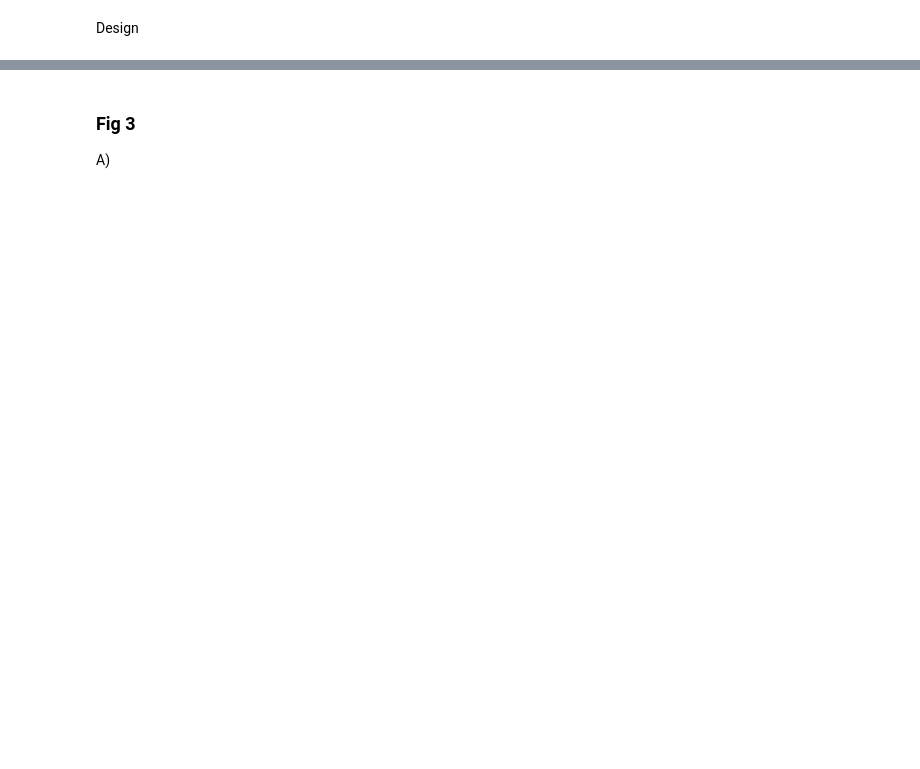
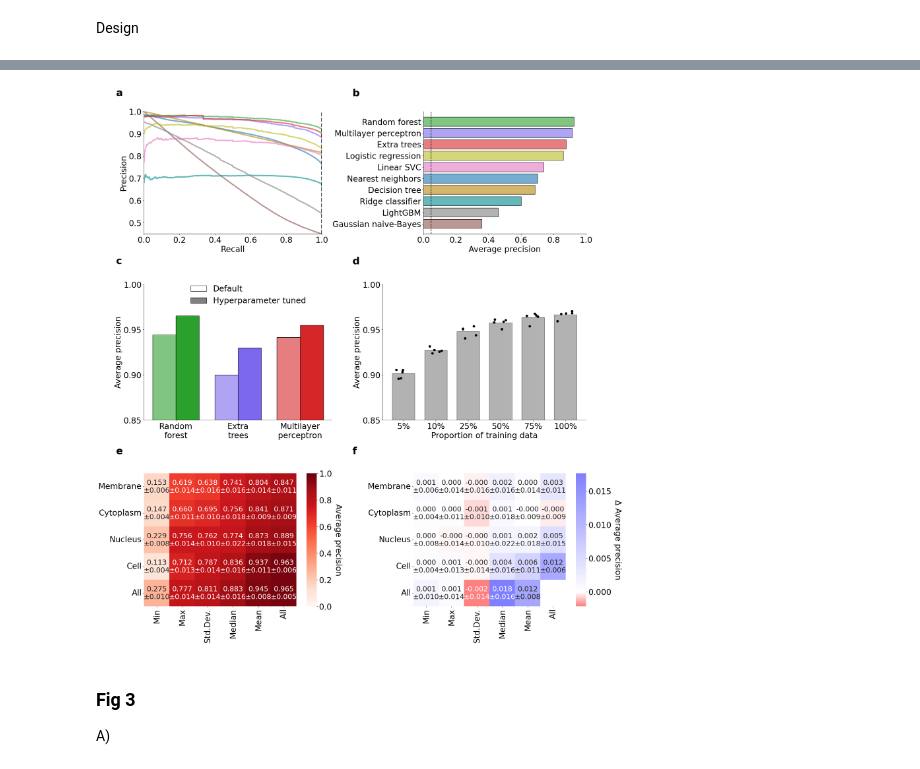
Before and after one commit to ronglulab/QuantCell, a Jupyter notebook: paper_code/paper_figures_formatted.ipynb, the cells around one changed output, grey strips where cells are left out. Cells and saved outputs as stored; diff of their text form; code cells hidden in the pictures; blank space fills up the shorter version.

Commit message:
updates to path + PCA analysis

```diff
--- a/paper_code/paper_figures_formatted.ipynb
+++ b/paper_code/paper_figures_formatted.ipynb
@@ -234,7 +259,7 @@ C)
 # %%
 results = joblib.load(f'{project_path}/model_selection/top3models_results.joblib')
 
-order = ['RandomForestClassifier', 'MLPClassifier', 'ExtraTreesClassifier']
+order = ['RandomForestClassifier', 'ExtraTreesClassifier', 'MLPClassifier']
 
 standard_aps={}
 optimized_aps={}
@@ -263,0 +304,6 @@ optimized_aps = [optimized_aps[name] for name in order]
+# %%
+train_size_data = joblib.load(f'{project_path}/model_selection/train_size_results_5fold.joblib')
+
+train_sizes = [0.05, 0.1, 0.25, 0.5, 0.75, 1.0]
+
+average_precisions = [np.mean(train_size_data[size]) for size in train_sizes]
@@ -346,12 +397,13 @@ color_dict = {
     'Decision Tree': 'darkgoldenrod',
     'Gaussian Naive-Bayes': '#8c564b',
     'Ridge Classifier': 'darkcyan',
-    "Linear SVC": '#e377c2'
+    "Linear SVC": '#e377c2',
+    'LightGBM': '#7f7f7f',
+    'Logistic Regression': '#bcbd22',
 }
 
 
-optimized_classifier_names = ['Random\nforest', 'Multilayer\nperceptron', 'Extra trees']
-
+optimized_classifier_names = ['Random\nforest', 'Extra\ntrees', 'Multilayer\nperceptron']
 max_val=np.nanmax(excluded_df.values)
 min_val=np.nanmin(excluded_df.values)
 
@@ -374,27 +426,31 @@ colors[pivot:, 2] = 1
 
 custom_coolwarm_cmap = LinearSegmentedColormap.from_list('Custom_Coolwarm', colors)
 # %%
-fig = plt.figure(figsize=(17, 22))
+from matplotlib.patches import Patch
+
+fig = plt.figure(figsize=(21, 22))
 axd={}
-axd['A'] = fig.add_subplot(3, 3, 1)
-axd['B'] = fig.add_subplot(3, 3, 2)
-axd['C'] = fig.add_subplot(3, 3, 4)
-axd['D'] = fig.add_subplot(3, 3, 5)
-axd['X'] = fig.add_subplot(3, 3, 6)
-axd['E'] = fig.add_subplot(3, 3, 7)
-axd['Y'] = fig.add_subplot(3, 3, 8)
+axd['A'] = fig.add_subplot(3, 4, 1)
+axd['B'] = fig.add_subplot(3, 4, 3)
+axd['C'] = fig.add_subplot(3, 4, 5)
+axd['D'] = fig.add_subplot(3, 4, 7)
+axd['E'] = fig.add_subplot(3, 4, 9)
+axd['X'] = fig.add_subplot(3, 4, 10)
+axd['F'] = fig.add_subplot(3, 4, 11)
+axd['Y'] = fig.add_subplot(3, 4, 12)
 
 
-axd['A'].set_position([0.05, 0.75, 0.3, 0.23])
+axd['A'].set_position([0.05, 0.75, 0.35, 0.23])
 axd['B'].set_position([0.6, 0.75, 0.32, 0.23])
 
-axd['C'].set_position([0.05, 0.4, 0.37, 0.285])
-axd['D'].set_position([0.52, 0.4, 0.4, 0.285])
-axd['X'].set_position([0.94, 0.4, 0.02, 0.285])
+axd['C'].set_position([0.05, 0.4, 0.37, 0.255])
+axd['D'].set_position([0.52, 0.4, 0.4, 0.255])
 
-axd['E'].set_position([0.05, 0.05, 0.4, 0.285])
-axd['Y'].set_position([0.47, 0.05, 0.02, 0.285])
+axd['E'].set_position([0.05, 0.05, 0.3, 0.25])
+axd['X'].set_position([0.37, 0.05, 0.02, 0.25])
 
+axd['F'].set_position([0.58, 0.05, 0.3, 0.25])
+axd['Y'].set_position([0.9, 0.05, 0.02, 0.25])
 
 
 
@@ -430,6 +486,10 @@ def sentence_case(label_list):
     word_list = [x[0].upper() + x[1:] for x in word_list]
     if 'Linear svc' in word_list:
         word_list[word_list.index('Linear svc')] = 'Linear SVC'
+    if 'Lightgbm' in word_list:
+        word_list[word_list.index('Lightgbm')] = 'LightGBM'
+    if 'Gaussian naive-bayes' in word_list:
+        word_list[word_list.index('Gaussian naive-bayes')] = 'Gaussian naive-Bayes'
     return word_list
 
 axd['B'].set_xlabel('Average precision', fontsize=default_fontsize)
@@ -454,6 +514,23 @@ axd['C'].set_yticks([0.85, 0.9, 0.95, 1])
 axd['C'].set_ylim([0.85, 1])
 axd['C'].legend(handles=[circ1, circ2], fontsize=default_fontsize, edgecolor='white', bbox_to_anchor=[0.9, 1.05])
 
+
+
+axd['D'].bar(range(0, 6), average_precisions, width=0.7, color='gray', edgecolor='black', alpha=0.6)
+
+for i, size in enumerate(train_sizes):
+    axd['D'].scatter([i - (np.random.rand(5) - 0.5)/2], train_size_data[size], color='black', zorder=5, s=40)
+
+
+axd['D'].set_ylim([0.85, 1])
+axd['D'].set_yticks([0.85, 0.9, 0.95, 1])
+
+axd['D'].spines[['top', 'right']].set_visible(False)
+axd['D'].set_ylabel('Average precision')
+
+axd['D'].set_xticks(range(0, 6), [f'{size:.0%}' for size in train_sizes], fontsize=default_fontsize)
+axd['D'].set_xlabel('Proportion of training data', fontsize=default_fontsize)
+
 sns.heatmap(included_df.loc[location_order, stat_order],
             annot=included_text_df.loc[location_order, stat_order],
             fmt='',
@@ -461,12 +538,12 @@ sns.heatmap(included_df.loc[location_order, stat_order],
             vmax=1,
             cmap='Reds',
             annot_kws={"size": small_fontsize},
-            ax=axd['D'],
+            ax=axd['E'],
             cbar_ax=axd['X'])
 
-axd['D'].tick_params(labelsize=default_fontsize)
-axd['D'].set_xticks(axd['D'].get_xticks(), axd['D'].get_xticklabels(), rotation=90)
-axd['D'].set_yticks(axd['D'].get_yticks(), axd['D'].get_yticklabels(), rotation=0)
+axd['E'].tick_params(labelsize=default_fontsize)
+axd['E'].set_xticks(axd['E'].get_xticks(), axd['E'].get_xticklabels(), rotation=90)
+axd['E' ].set_yticks(axd['E'].get_yticks(), axd['E'].get_yticklabels(), rotation=0)
 axd['X'].set_ylabel('Average precision', rotation=270, fontsize=default_fontsize, labelpad=30)
 axd['X'].set_yticks([0, 0.2, 0.4, 0.6, 0.8, 1], ['0.0', '0.2', '0.4', '0.6', '0.8', '1.0'], fontsize=default_fontsize)
 
@@ -478,19 +555,21 @@ sns.heatmap(excluded_df.loc[location_order, stat_order],
             annot=excluded_text_df.loc[location_order, stat_order],
             fmt='',
             annot_kws={"size": small_fontsize},
-            ax=axd['E'],
+            ax=axd['F'],
             cbar_ax=axd['Y'],)
 
 
-axd['E'].tick_params(labelsize=default_fontsize)
-axd['E'].set_xticks(axd['E'].get_xticks(), axd['E'].get_xticklabels(),  rotation=90)
-axd['E'].set_yticks(axd['E'].get_yticks(), axd['E'].get_yticklabels(), rotation=0)
+axd['F'].tick_params(labelsize=default_fontsize)
+axd['F'].set_xticks(axd['F'].get_xticks(), axd['F'].get_xticklabels(),  rotation=90)
+axd['F'].set_yticks(axd['F'].get_yticks(), axd['F'].get_yticklabels(), rotation=0)
 axd['Y'].set_ylabel('Δ Average precision', rotation=270, fontsize=default_fontsize, labelpad=30)
 axd['Y'].set_yticks([0, 0.005, 0.01, 0.015], ['0.000', '0.005', '0.010', '0.015'], fontsize=default_fontsize)
 
 
-axd['A'].text(-0.2, 2.09, 'a', fontsize=big_fontsize, fontweight='bold', transform=axd['C'].transAxes)
-axd['B'].text(-0.2, 2.09, 'b', fontsize=big_fontsize, fontweight='bold', transform=axd['D'].transAxes)
-axd['C'].text(-0.2, 1.05, 'c', fontsize=big_fontsize, fontweight='bold', transform=axd['C'].transAxes)
-axd['D'].text(-0.2, 1.05, 'd', fontsize=big_fontsize, fontweight='bold', transform=axd['D'].transAxes)
-axd['E'].text(-0.2, 1.05, 'e', fontsize=big_fontsize, fontweight='bold', transform=axd['E'].transAxes)
+axd['A'].text(-0.15, 2.39, 'a', fontsize=big_fontsize, fontweight='bold', transform=axd['C'].transAxes)
+axd['B'].text(-0.15, 2.39, 'b', fontsize=big_fontsize, fontweight='bold', transform=axd['D'].transAxes)
+axd['C'].text(-0.15, 1.15, 'c', fontsize=big_fontsize, fontweight='bold', transform=axd['C'].transAxes)
+axd['D'].text(-0.15, 1.15, 'd', fontsize=big_fontsize, fontweight='bold', transform=axd['D'].transAxes)
+axd['E'].text(-0.15, -0.25, 'e', fontsize=big_fontsize, fontweight='bold', transform=axd['C'].transAxes)
+axd['F'].text(-0.15, -0.25, 'f', fontsize=big_fontsize, fontweight='bold', transform=axd['D'].transAxes)
+# %% [output]
@@ -497,3 +578,4 @@ axd['E'].text(-0.2, 1.05, 'e', fontsize=big_fontsize, fontweight='bold', transfo
+[figure, added]
 # %% [markdown]
 ### Fig 3
 
```
Also changed, not shown: parts of 40 cells of this notebook, 3 other files.
